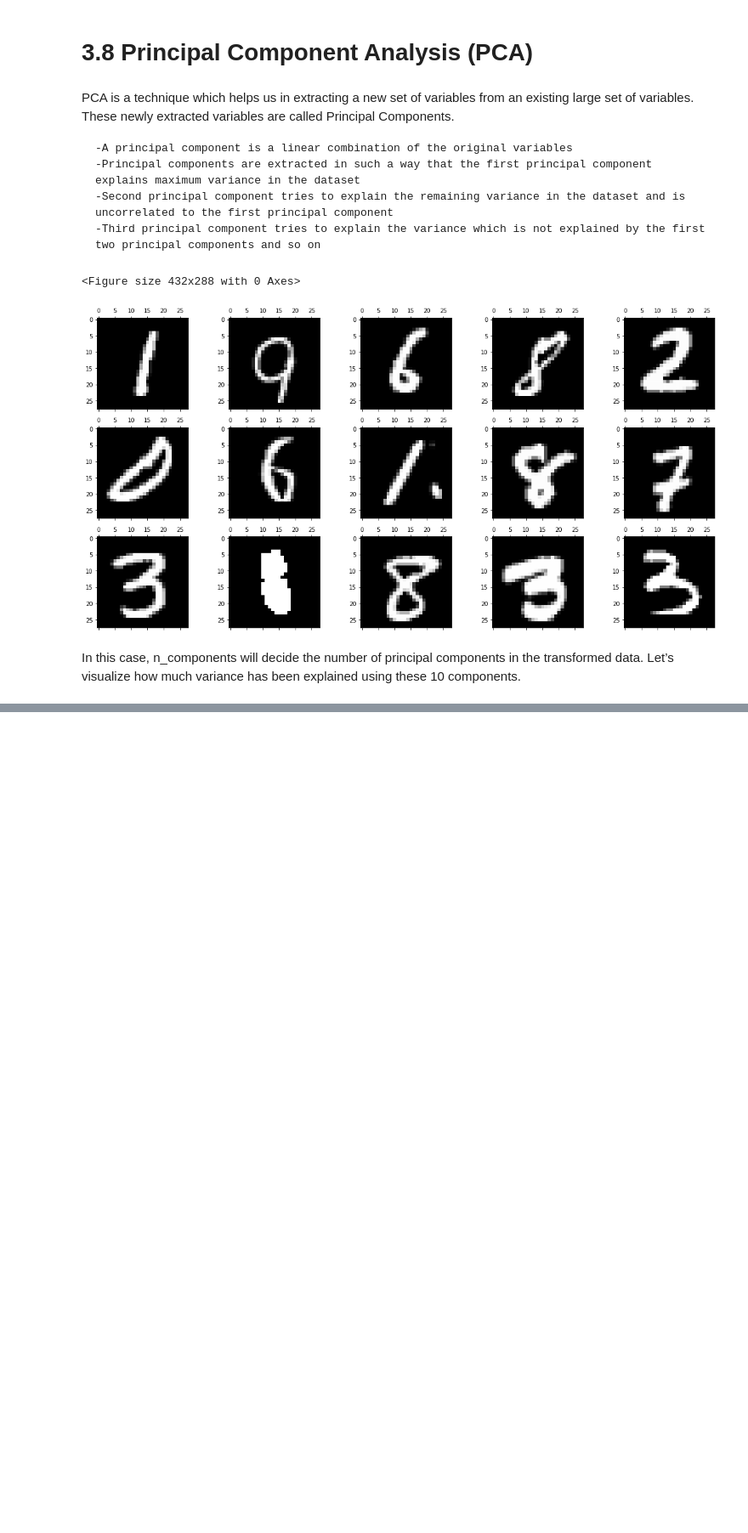
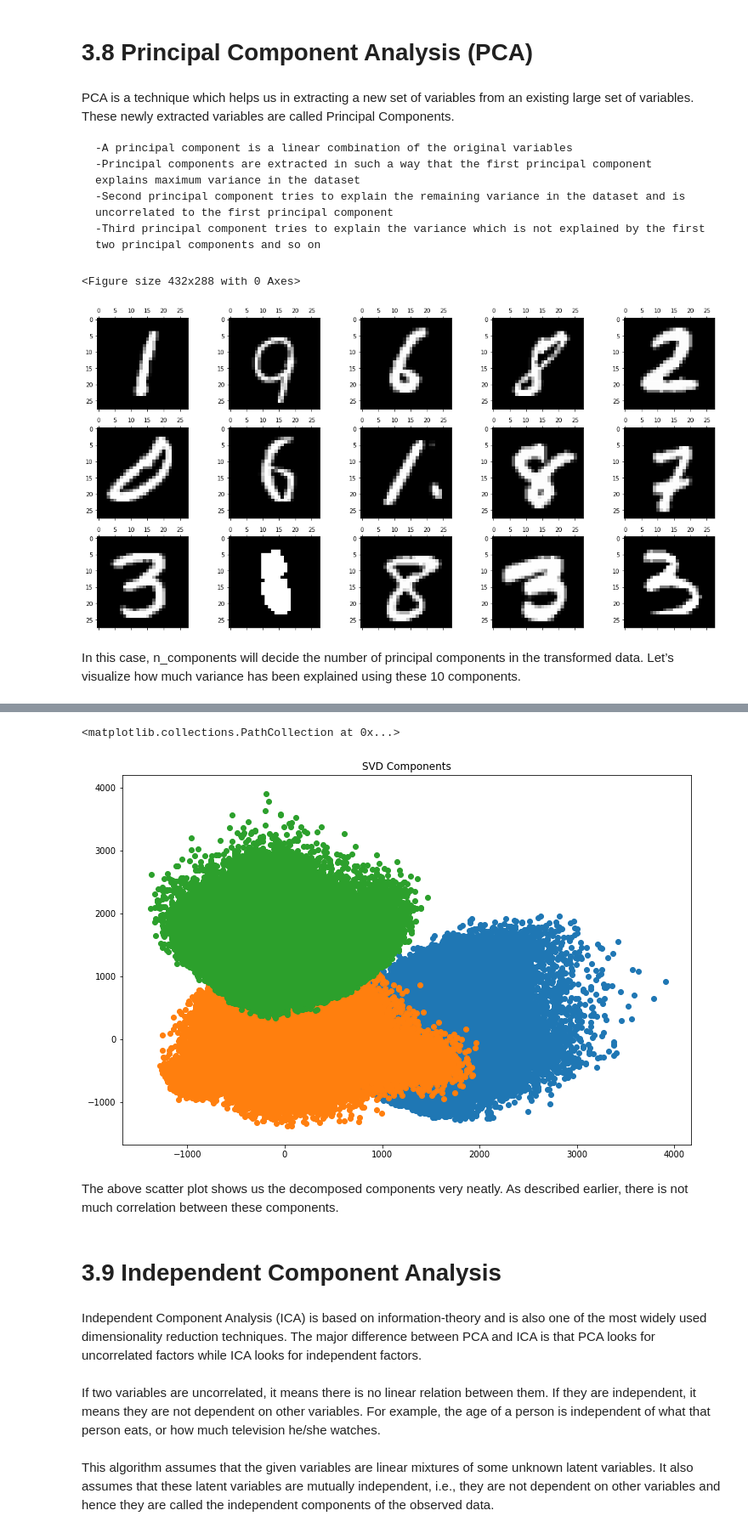
Before and after one commit to kornellewy/12-Dimensionality-Reduction-Techniques, a Jupyter notebook: 12_Dimensionality_Reduction_Techniques.ipynb, the cells around one changed output, grey strips where cells are left out. Shown at 85% size. Drawn from its saved outputs; the diff is of its cells as text; code cells hidden in the pictures; blank space fills up the shorter version.

```diff
--- a/12_Dimensionality_Reduction_Techniques.ipynb
+++ b/12_Dimensionality_Reduction_Techniques.ipynb
@@ -321,0 +331,23 @@ Text(0.5, 1.0, 'Component-wise and Cumulative Explained Variance')
+# %%
+from sklearn.decomposition import TruncatedSVD
+svd = TruncatedSVD(n_components=3,
+                   random_state=42).fit_transform(df[feat_cols].values)
+# %%
+plt.figure(figsize=(12,8))
+plt.title('SVD Components')
+plt.scatter(svd[:,0], svd[:,1])
+plt.scatter(svd[:,1], svd[:,2])
+plt.scatter(svd[:,2],svd[:,0])
+# %% [output]
+<matplotlib.collections.PathCollection at 0x...>
+[figure, added]
+# %% [markdown]
+The above scatter plot shows us the decomposed components very neatly. As described earlier, there is not much correlation between these components.
+# %% [markdown]
+# 3.9 Independent Component Analysis
+# %% [markdown]
+Independent Component Analysis (ICA) is based on information-theory and is also one of the most widely used dimensionality reduction techniques. The major difference between PCA and ICA is that PCA looks for uncorrelated factors while ICA looks for independent factors.
+# %% [markdown]
+If two variables are uncorrelated, it means there is no linear relation between them. If they are independent, it means they are not dependent on other variables. For example, the age of a person is independent of what that person eats, or how much television he/she watches.
+# %% [markdown]
+This algorithm assumes that the given variables are linear mixtures of some unknown latent variables. It also assumes that these latent variables are mutually independent, i.e., they are not dependent on other variables and hence they are called the independent components of the observed data.
```
Also changed, not shown: parts of 21 cells of this notebook.
